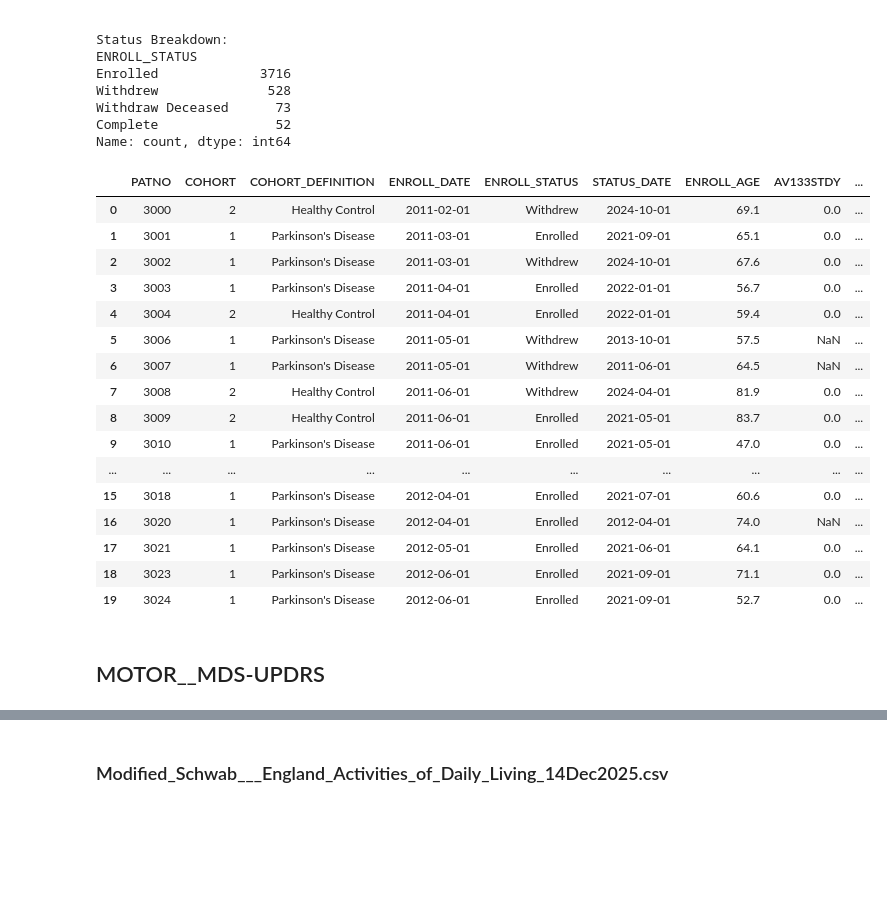
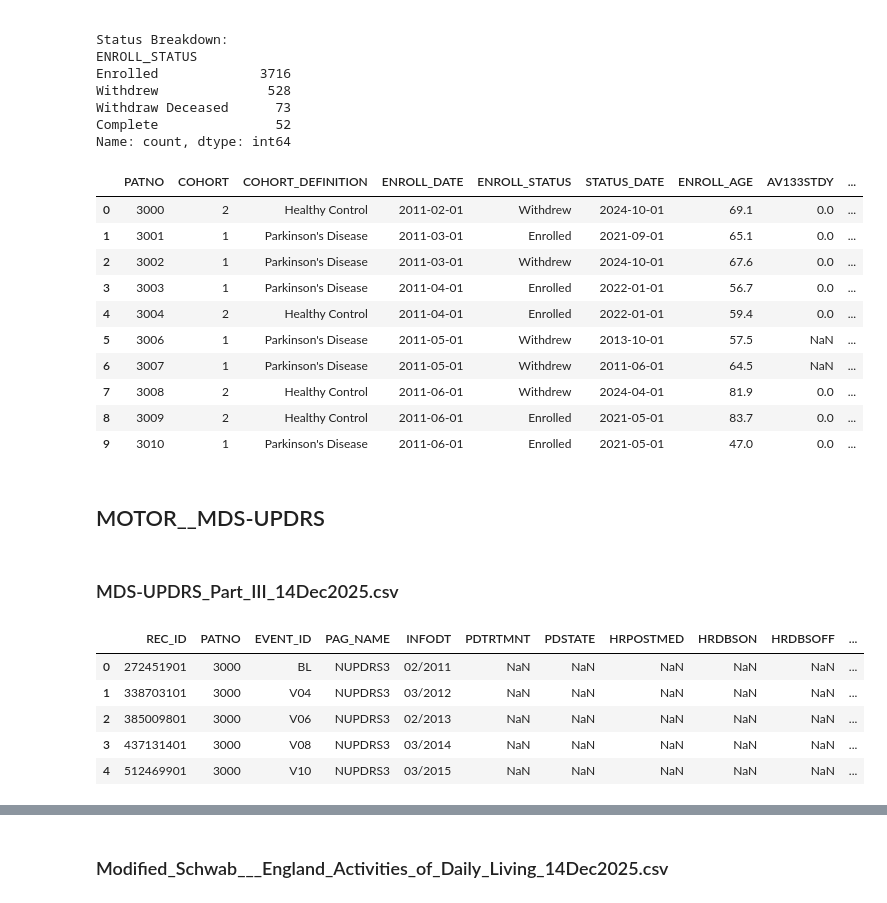
Before and after one commit to vutuongvy101/multimodal-pd-progression, a Jupyter notebook: Experiment/preprocessing/sri_hri_model 2.ipynb, the cells around one changed output, grey strips where cells are left out. Drawn from its saved outputs; the diff is of its cells as text; code cells hidden in the pictures; blank space fills up the shorter version.

Commit message:
preprocessing_motor_final

```diff
--- a/Experiment/preprocessing/sri_hri_model 2.ipynb
+++ b/Experiment/preprocessing/sri_hri_model 2.ipynb
@@ -264,24 +264,30 @@ Withdraw Deceased      73
 Complete               52
 Name: count, dtype: int64
 # %%
-master_df.head(20)
+master_df.head(10)
 # %% [output]
 |  | PATNO | COHORT | COHORT_DEFINITION | ENROLL_DATE | ENROLL_STATUS | STATUS_DATE | ENROLL_AGE | AV133STDY | ... |
 | 0 | 3000 | 2 | Healthy Control | 2011-02-01 | Withdrew | 2024-10-01 | 69.1 | 0.0 | ... |
 | 1 | 3001 | 1 | Parkinson's Disease | 2011-03-01 | Enrolled | 2021-09-01 | 65.1 | 0.0 | ... |
 | 2 | 3002 | 1 | Parkinson's Disease | 2011-03-01 | Withdrew | 2024-10-01 | 67.6 | 0.0 | ... |
 | 3 | 3003 | 1 | Parkinson's Disease | 2011-04-01 | Enrolled | 2022-01-01 | 56.7 | 0.0 | ... |
 | 4 | 3004 | 2 | Healthy Control | 2011-04-01 | Enrolled | 2022-01-01 | 59.4 | 0.0 | ... |
 | 5 | 3006 | 1 | Parkinson's Disease | 2011-05-01 | Withdrew | 2013-10-01 | 57.5 | NaN | ... |
 | 6 | 3007 | 1 | Parkinson's Disease | 2011-05-01 | Withdrew | 2011-06-01 | 64.5 | NaN | ... |
 | 7 | 3008 | 2 | Healthy Control | 2011-06-01 | Withdrew | 2024-04-01 | 81.9 | 0.0 | ... |
 | 8 | 3009 | 2 | Healthy Control | 2011-06-01 | Enrolled | 2021-05-01 | 83.7 | 0.0 | ... |
 | 9 | 3010 | 1 | Parkinson's Disease | 2011-06-01 | Enrolled | 2021-05-01 | 47.0 | 0.0 | ... |
-| ... | ... | ... | ... | ... | ... | ... | ... | ... | ... |
-| 15 | 3018 | 1 | Parkinson's Disease | 2012-04-01 | Enrolled | 2021-07-01 | 60.6 | 0.0 | ... |
-| 16 | 3020 | 1 | Parkinson's Disease | 2012-04-01 | Enrolled | 2012-04-01 | 74.0 | NaN | ... |
-| 17 | 3021 | 1 | Parkinson's Disease | 2012-05-01 | Enrolled | 2021-06-01 | 64.1 | 0.0 | ... |
-| 18 | 3023 | 1 | Parkinson's Disease | 2012-06-01 | Enrolled | 2021-09-01 | 71.1 | 0.0 | ... |
-| 19 | 3024 | 1 | Parkinson's Disease | 2012-06-01 | Enrolled | 2021-09-01 | 52.7 | 0.0 | ... |
 # %% [markdown]
 ## MOTOR__MDS-UPDRS
+# %% [markdown]
+### MDS-UPDRS_Part_III_14Dec2025.csv
+# %%
+mds_updrs_part_3_df = pd.read_csv('../../ppmi_pd/Motor___MDS-UPDRS/MDS-UPDRS_Part_III_14Dec2025.csv')
+mds_updrs_part_3_df.head(5)
+# %% [output]
+|  | REC_ID | PATNO | EVENT_ID | PAG_NAME | INFODT | PDTRTMNT | PDSTATE | HRPOSTMED | HRDBSON | HRDBSOFF | ... |
+| 0 | 272451901 | 3000 | BL | NUPDRS3 | 02/2011 | NaN | NaN | NaN | NaN | NaN | ... |
+| 1 | 338703101 | 3000 | V04 | NUPDRS3 | 03/2012 | NaN | NaN | NaN | NaN | NaN | ... |
+| 2 | 385009801 | 3000 | V06 | NUPDRS3 | 02/2013 | NaN | NaN | NaN | NaN | NaN | ... |
+| 3 | 437131401 | 3000 | V08 | NUPDRS3 | 03/2014 | NaN | NaN | NaN | NaN | NaN | ... |
+| 4 | 512469901 | 3000 | V10 | NUPDRS3 | 03/2015 | NaN | NaN | NaN | NaN | NaN | ... |
```
Also changed, not shown: parts of 31 cells of this notebook.
